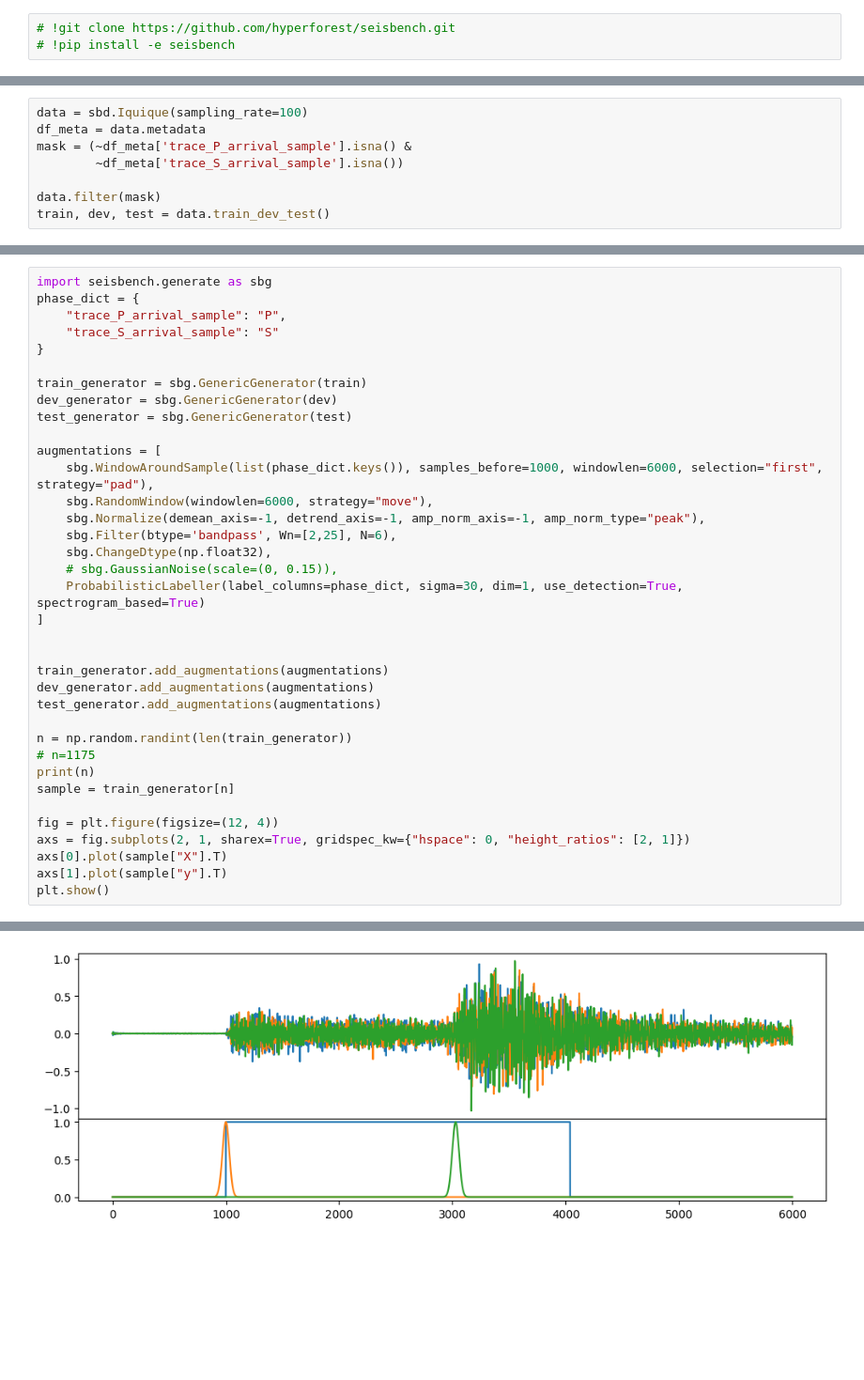
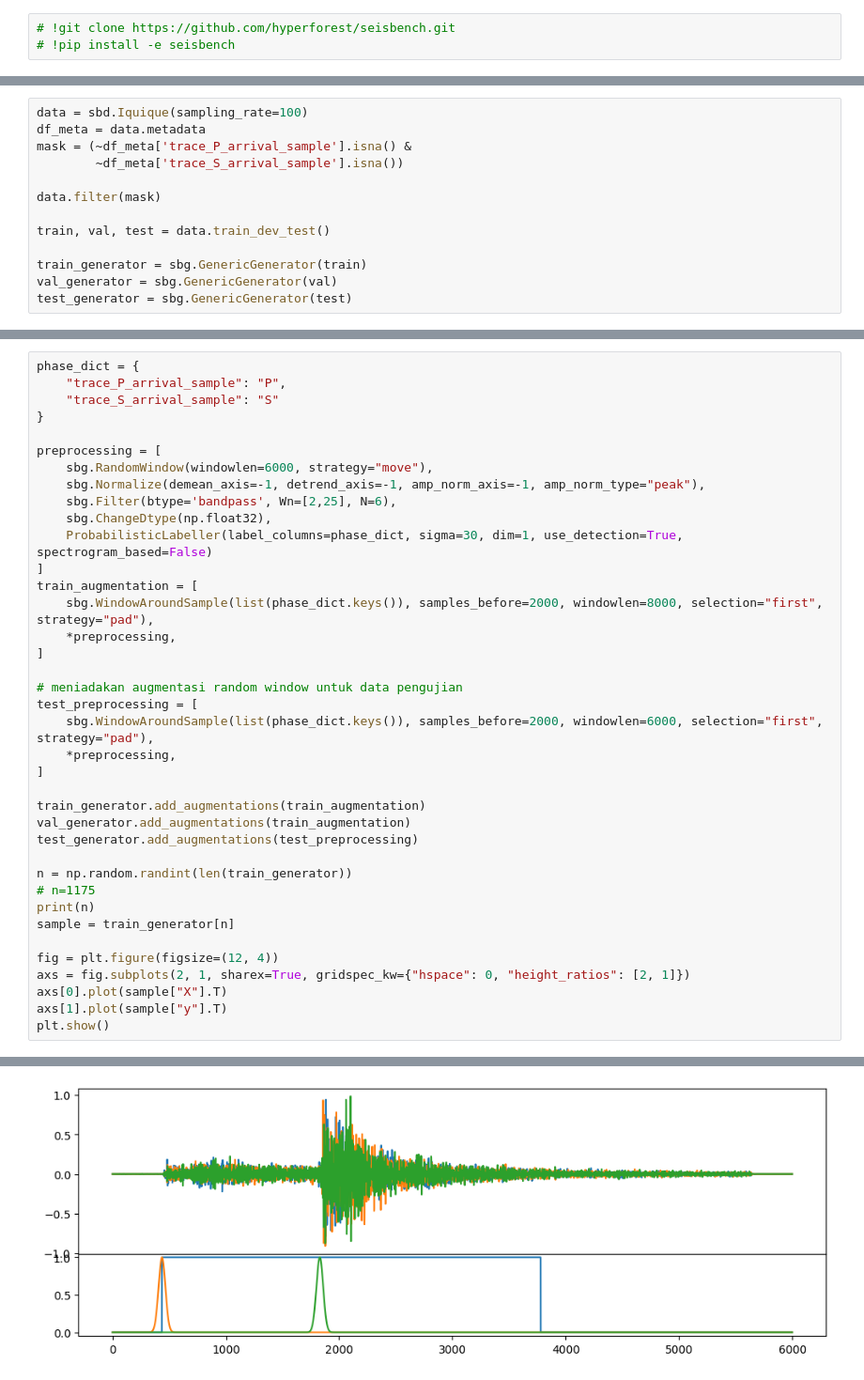
Before and after one commit to FajrulHQ/eq-detection, a Jupyter notebook: notebooks/main.ipynb, the cells around one changed output, grey strips where cells are left out. Shown: that part at 94% size. Cells and saved outputs as stored; diff of their text form; blank space fills up the shorter version.

Commit message:
edit visualization module

```diff
--- a/notebooks/main.ipynb
+++ b/notebooks/main.ipynb
@@ -36,5 +38,10 @@ mask = (~df_meta['trace_P_arrival_sample'].isna() &
         ~df_meta['trace_S_arrival_sample'].isna())
 
 data.filter(mask)
-train, dev, test = data.train_dev_test()
+
+train, val, test = data.train_dev_test()
+
+train_generator = sbg.GenericGenerator(train)
+val_generator = sbg.GenericGenerator(val)
+test_generator = sbg.GenericGenerator(test)
 # %% [output]
@@ -42,28 +57,30 @@ train, dev, test = data.train_dev_test()
 # %%
-import seisbench.generate as sbg
 phase_dict = {
     "trace_P_arrival_sample": "P",
     "trace_S_arrival_sample": "S"
 }
 
-train_generator = sbg.GenericGenerator(train)
-dev_generator = sbg.GenericGenerator(dev)
-test_generator = sbg.GenericGenerator(test)
-
-augmentations = [
-    sbg.WindowAroundSample(list(phase_dict.keys()), samples_before=1000, windowlen=6000, selection="first", strategy="pad"),
+preprocessing = [
     sbg.RandomWindow(windowlen=6000, strategy="move"),
     sbg.Normalize(demean_axis=-1, detrend_axis=-1, amp_norm_axis=-1, amp_norm_type="peak"),
     sbg.Filter(btype='bandpass', Wn=[2,25], N=6),
     sbg.ChangeDtype(np.float32),
-    # sbg.GaussianNoise(scale=(0, 0.15)),
-    ProbabilisticLabeller(label_columns=phase_dict, sigma=30, dim=1, use_detection=True, spectrogram_based=True)
+    ProbabilisticLabeller(label_columns=phase_dict, sigma=30, dim=1, use_detection=True, spectrogram_based=False)
+]
+train_augmentation = [
+    sbg.WindowAroundSample(list(phase_dict.keys()), samples_before=2000, windowlen=8000, selection="first", strategy="pad"),
+    *preprocessing,
 ]
 
+# meniadakan augmentasi random window untuk data pengujian
+test_preprocessing = [
+    sbg.WindowAroundSample(list(phase_dict.keys()), samples_before=2000, windowlen=6000, selection="first", strategy="pad"),
+    *preprocessing,
+]
 
-train_generator.add_augmentations(augmentations)
-dev_generator.add_augmentations(augmentations)
-test_generator.add_augmentations(augmentations)
+train_generator.add_augmentations(train_augmentation)
+val_generator.add_augmentations(train_augmentation)
+test_generator.add_augmentations(test_preprocessing)
 
 n = np.random.randint(len(train_generator))
 # n=1175
@@ -80,4 +97,4 @@ plt.show()
-[figure, old version]
+[figure, new version]
 # %%
 pt_data = "iquique"
 model_pt = sbm.EQTransformer.from_pretrained(pt_data, update=True)
```
Also changed, not shown: parts of 11 cells of this notebook, 5 other files.
